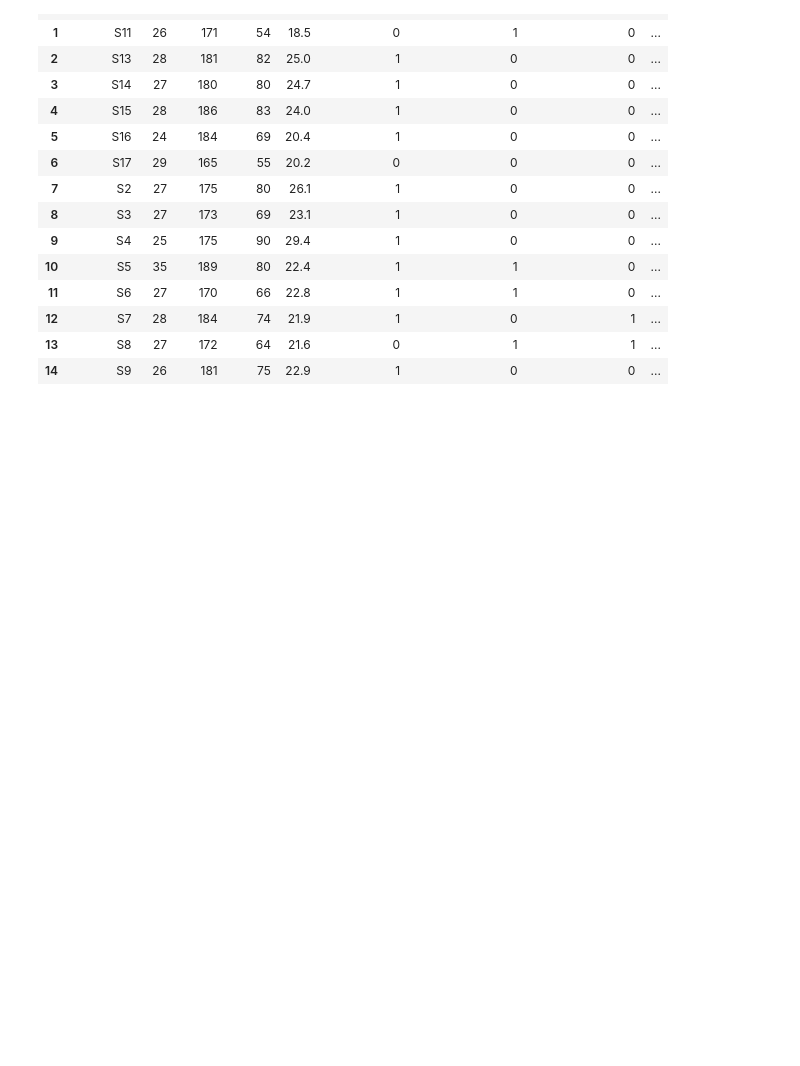
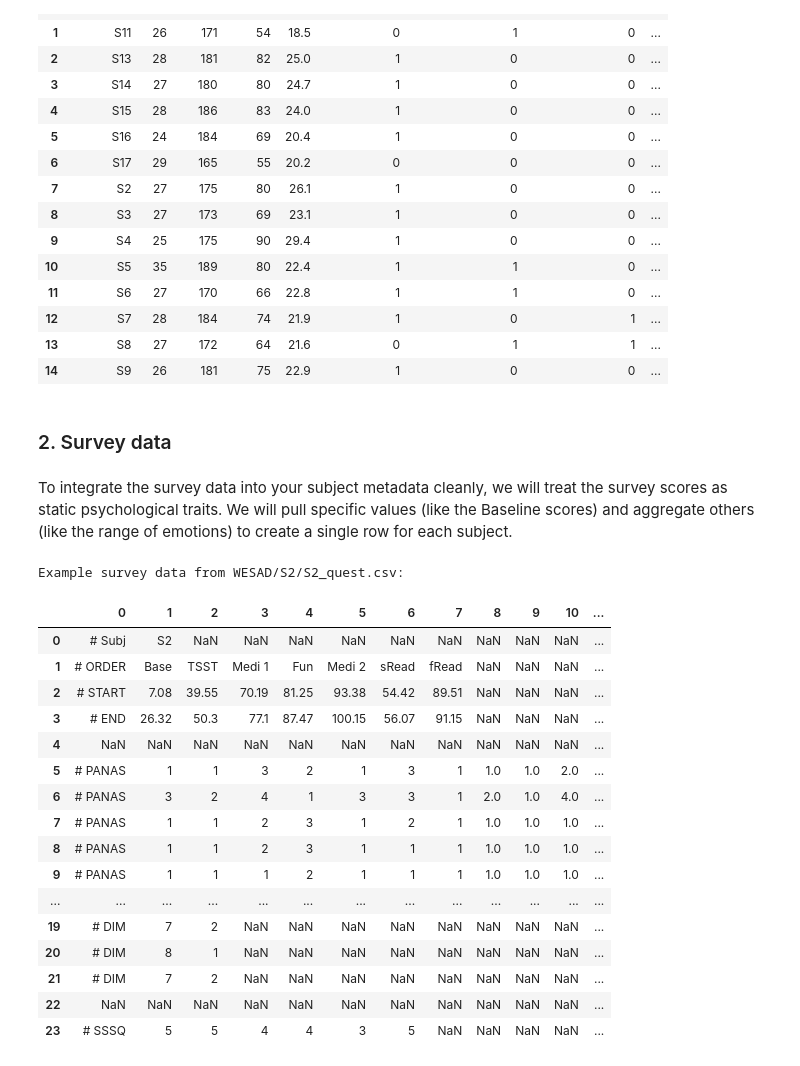
Before and after one commit to LouieDaans232345/healthcare-project, a Jupyter notebook: metadata.ipynb, the cells around one changed output. Saved outputs shown, nothing was run; the diff lists cells and outputs as text; code cells hidden in the pictures; blank space fills up the shorter version.

```diff
--- a/metadata.ipynb
+++ b/metadata.ipynb
@@ -135,3 +143,37 @@ One-hot encoded metadata (Numeric):
 | 12 | S7 | 28 | 184 | 74 | 21.9 | 1 | 0 | 1 | ... |
 | 13 | S8 | 27 | 172 | 64 | 21.6 | 0 | 1 | 1 | ... |
 | 14 | S9 | 26 | 181 | 75 | 22.9 | 1 | 0 | 0 | ... |
+# %% [markdown]
+### 2. Survey data
+# %% [markdown]
+To integrate the survey data into your subject metadata cleanly, we will treat the survey scores as static psychological traits. We will pull specific values (like the Baseline scores) and aggregate others (like the range of emotions) to create a single row for each subject.
+# %%
+# show all columns in pandas
+pd.set_option('display.max_columns', None)
+
+subject = "S2"
+
+# example of csv
+path = f"WESAD/{subject}/{subject}_quest.csv"
+example_survey = pd.read_csv(path, sep=';', header=None)
+print(f"\nExample survey data from {path}:")
+display(example_survey)
+# %% [output]
+Example survey data from WESAD/S2/S2_quest.csv:
+|  | 0 | 1 | 2 | 3 | 4 | 5 | 6 | 7 | 8 | 9 | 10 | ... |
+| 0 | # Subj | S2 | NaN | NaN | NaN | NaN | NaN | NaN | NaN | NaN | NaN | ... |
+| 1 | # ORDER | Base | TSST | Medi 1 | Fun | Medi 2 | sRead | fRead | NaN | NaN | NaN | ... |
+| 2 | # START | 7.08 | 39.55 | 70.19 | 81.25 | 93.38 | 54.42 | 89.51 | NaN | NaN | NaN | ... |
+| 3 | # END | 26.32 | 50.3 | 77.1 | 87.47 | 100.15 | 56.07 | 91.15 | NaN | NaN | NaN | ... |
+| 4 | NaN | NaN | NaN | NaN | NaN | NaN | NaN | NaN | NaN | NaN | NaN | ... |
+| 5 | # PANAS | 1 | 1 | 3 | 2 | 1 | 3 | 1 | 1.0 | 1.0 | 2.0 | ... |
+| 6 | # PANAS | 3 | 2 | 4 | 1 | 3 | 3 | 1 | 2.0 | 1.0 | 4.0 | ... |
+| 7 | # PANAS | 1 | 1 | 2 | 3 | 1 | 2 | 1 | 1.0 | 1.0 | 1.0 | ... |
+| 8 | # PANAS | 1 | 1 | 2 | 3 | 1 | 1 | 1 | 1.0 | 1.0 | 1.0 | ... |
+| 9 | # PANAS | 1 | 1 | 1 | 2 | 1 | 1 | 1 | 1.0 | 1.0 | 1.0 | ... |
+| ... | ... | ... | ... | ... | ... | ... | ... | ... | ... | ... | ... | ... |
+| 19 | # DIM | 7 | 2 | NaN | NaN | NaN | NaN | NaN | NaN | NaN | NaN | ... |
+| 20 | # DIM | 8 | 1 | NaN | NaN | NaN | NaN | NaN | NaN | NaN | NaN | ... |
+| 21 | # DIM | 7 | 2 | NaN | NaN | NaN | NaN | NaN | NaN | NaN | NaN | ... |
+| 22 | NaN | NaN | NaN | NaN | NaN | NaN | NaN | NaN | NaN | NaN | NaN | ... |
+| 23 | # SSSQ | 5 | 5 | 4 | 4 | 3 | 5 | NaN | NaN | NaN | NaN | ... |
```
Also changed, not shown: parts of 15 cells of this notebook.
